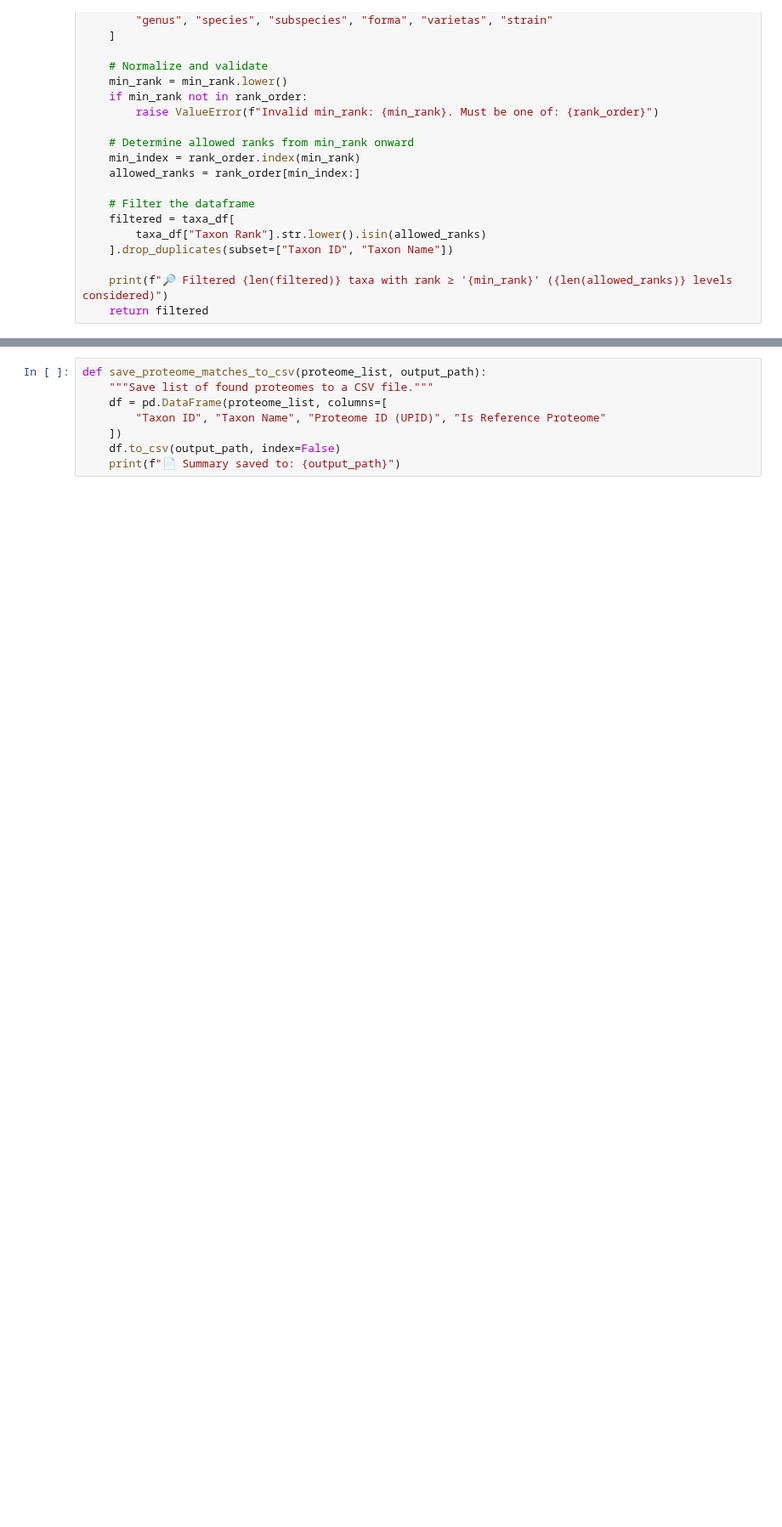
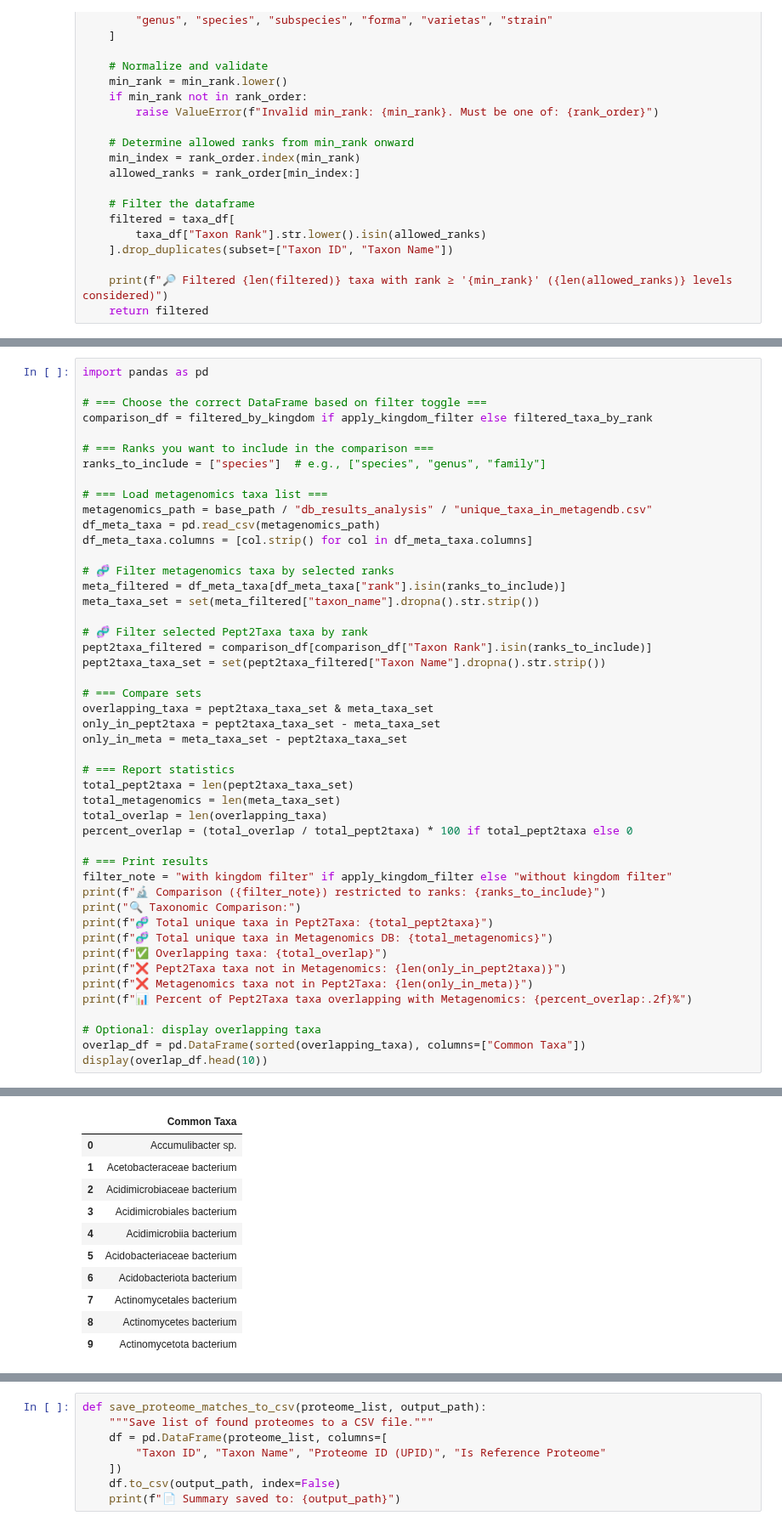
Before and after one commit to Asciilator/Peptide_identification_with_custom_database, a Jupyter notebook: pipeline_pept2taxa.ipynb, the cells around one changed output, grey strips where cells are left out. Shown at 85% size. Drawn from its saved outputs; the diff is of its cells as text; blank space fills up the shorter version.

```diff
--- a/pipeline_pept2taxa.ipynb
+++ b/pipeline_pept2taxa.ipynb
@@ -314,0 +380,48 @@ You should consider upgrading via the 'C:\Users\Yusuf\AppData\Local\Microsoft\Wi
+# %%
+import pandas as pd
+
+# === Choose the correct DataFrame based on filter toggle ===
+comparison_df = filtered_by_kingdom if apply_kingdom_filter else filtered_taxa_by_rank
+
+# === Ranks you want to include in the comparison ===
+ranks_to_include = ["species"]  # e.g., ["species", "genus", "family"]
+
+# === Load metagenomics taxa list ===
+metagenomics_path = base_path / "db_results_analysis" / "unique_taxa_in_metagendb.csv"
+df_meta_taxa = pd.read_csv(metagenomics_path)
+df_meta_taxa.columns = [col.strip() for col in df_meta_taxa.columns]
+
+# 🧬 Filter metagenomics taxa by selected ranks
+meta_filtered = df_meta_taxa[df_meta_taxa["rank"].isin(ranks_to_include)]
+meta_taxa_set = set(meta_filtered["taxon_name"].dropna().str.strip())
+
+# 🧬 Filter selected Pept2Taxa taxa by rank
+pept2taxa_filtered = comparison_df[comparison_df["Taxon Rank"].isin(ranks_to_include)]
+pept2taxa_taxa_set = set(pept2taxa_filtered["Taxon Name"].dropna().str.strip())
+
+# === Compare sets
+overlapping_taxa = pept2taxa_taxa_set & meta_taxa_set
+only_in_pept2taxa = pept2taxa_taxa_set - meta_taxa_set
+only_in_meta = meta_taxa_set - pept2taxa_taxa_set
+
+# === Report statistics
+total_pept2taxa = len(pept2taxa_taxa_set)
+total_metagenomics = len(meta_taxa_set)
+total_overlap = len(overlapping_taxa)
+percent_overlap = (total_overlap / total_pept2taxa) * 100 if total_pept2taxa else 0
+
+# === Print results
+filter_note = "with kingdom filter" if apply_kingdom_filter else "without kingdom filter"
+print(f"🔬 Comparison ({filter_note}) restricted to ranks: {ranks_to_include}")
+print("🔍 Taxonomic Comparison:")
+print(f"🧬 Total unique taxa in Pept2Taxa: {total_pept2taxa}")
+print(f"🧬 Total unique taxa in Metagenomics DB: {total_metagenomics}")
+print(f"✅ Overlapping taxa: {total_overlap}")
+print(f"❌ Pept2Taxa taxa not in Metagenomics: {len(only_in_pept2taxa)}")
+print(f"❌ Metagenomics taxa not in Pept2Taxa: {len(only_in_meta)}")
+print(f"📊 Percent of Pept2Taxa taxa overlapping with Metagenomics: {percent_overlap:.2f}%")
+
+# Optional: display overlapping taxa
+overlap_df = pd.DataFrame(sorted(overlapping_taxa), columns=["Common Taxa"])
+display(overlap_df.head(10))
+# %% [output]
@@ -314,0 +436,11 @@ You should consider upgrading via the 'C:\Users\Yusuf\AppData\Local\Microsoft\Wi
+|  | Common Taxa |
+| 0 | Accumulibacter sp. |
+| 1 | Acetobacteraceae bacterium |
+| 2 | Acidimicrobiaceae bacterium |
+| 3 | Acidimicrobiales bacterium |
+| 4 | Acidimicrobiia bacterium |
+| 5 | Acidobacteriaceae bacterium |
+| 6 | Acidobacteriota bacterium |
+| 7 | Actinomycetales bacterium |
+| 8 | Actinomycetes bacterium |
+| 9 | Actinomycetota bacterium |
```
Also changed, not shown: parts of 15 cells of this notebook, 1 other file.
